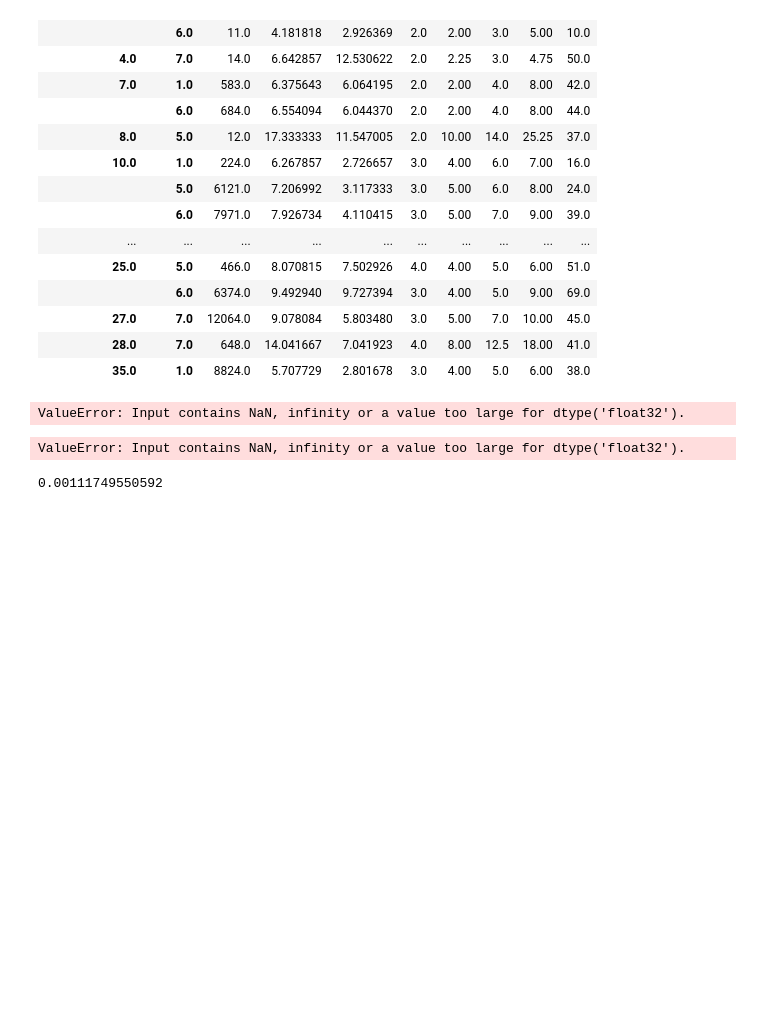
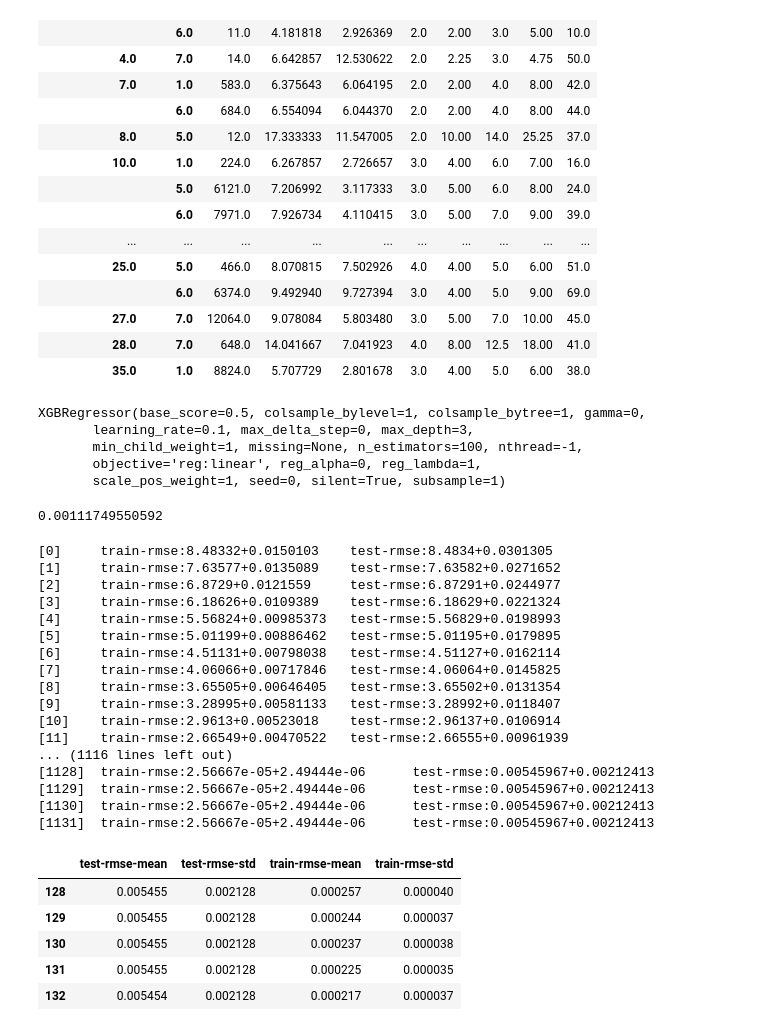
Before and after one commit to jmt7080/Forecasting_visitors, a Jupyter notebook: restaurant_notebook.ipynb, the cells around one changed output. Saved outputs shown, nothing was run; the diff lists cells and outputs as text; code cells hidden in the pictures; blank space fills up the shorter version.

```diff
--- a/restaurant_notebook.ipynb
+++ b/restaurant_notebook.ipynb
@@ -264,14 +264,14 @@ X_train, X_test, y_train, y_test = train_test_split(train_df2, train_df2['visito
 
 
 xgbR = XGBRegressor(learning_rate=0.1,
+                    n_estimators=132
                    objective='reg:linear')
 
 xgbR.fit(X_train, y_train)
 # %% [output]
-ValueError: Input contains NaN, infinity or a value too large for dtype('float32').
+XGBRegressor(base_score=0.5, colsample_bylevel=1, colsample_bytree=1, gamma=0,
+       learning_rate=0.1, max_delta_step=0, max_depth=3,
+       min_child_weight=1, missing=None, n_estimators=100, nthread=-1,
+       objective='reg:linear', reg_alpha=0, reg_lambda=1,
+       scale_pos_weight=1, seed=0, silent=True, subsample=1)
-# %%
-gbr = GradientBoostingRegressor(learning_rate=0.1)
-gbr.fit(X_train, y_train)
-# %% [output]
-ValueError: Input contains NaN, infinity or a value too large for dtype('float32').
 # %%
@@ -283,3 +280,43 @@ mse = rmsle(pred, y_test)
 print(mse)
 # %% [output]
 0.00111749550592
+# %%
+test-rmse-mean	test-rmse-std	train-rmse-mean	train-rmse-std
+128	0.005455	0.002128	0.000257	0.000040
+129	0.005455	0.002128	0.000244	0.000037
+130	0.005455	0.002128	0.000237	0.000038
+131	0.005455	0.002128	0.000225	0.000035
+132	0.005454	0.002128	0.000217	0.000037
+
+dmatrix = xgb.DMatrix(train_df2, train_df2['visitors'])
+
+xgb_params_cv = dict(eta=0.1,
+                  objective='reg:linear')
+
+best = xgb.cv(params = xgb_params_cv, dtrain=dmatrix, num_boost_round=10000, metrics='rmse', early_stopping_rounds=1000, verbose_eval=True)
+
+best.tail(5)
+# %% [output]
+[0]     train-rmse:8.48332+0.0150103    test-rmse:8.4834+0.0301305
+[1]     train-rmse:7.63577+0.0135089    test-rmse:7.63582+0.0271652
+[2]     train-rmse:6.8729+0.0121559     test-rmse:6.87291+0.0244977
+[3]     train-rmse:6.18626+0.0109389    test-rmse:6.18629+0.0221324
+[4]     train-rmse:5.56824+0.00985373   test-rmse:5.56829+0.0198993
+[5]     train-rmse:5.01199+0.00886462   test-rmse:5.01195+0.0179895
+[6]     train-rmse:4.51131+0.00798038   test-rmse:4.51127+0.0162114
+[7]     train-rmse:4.06066+0.00717846   test-rmse:4.06064+0.0145825
+[8]     train-rmse:3.65505+0.00646405   test-rmse:3.65502+0.0131354
+[9]     train-rmse:3.28995+0.00581133   test-rmse:3.28992+0.0118407
+[10]    train-rmse:2.9613+0.00523018    test-rmse:2.96137+0.0106914
+[11]    train-rmse:2.66549+0.00470522   test-rmse:2.66555+0.00961939
+... (1116 lines left out)
+[1128]  train-rmse:2.56667e-05+2.49444e-06      test-rmse:0.00545967+0.00212413
+[1129]  train-rmse:2.56667e-05+2.49444e-06      test-rmse:0.00545967+0.00212413
+[1130]  train-rmse:2.56667e-05+2.49444e-06      test-rmse:0.00545967+0.00212413
+[1131]  train-rmse:2.56667e-05+2.49444e-06      test-rmse:0.00545967+0.00212413
+|  | test-rmse-mean | test-rmse-std | train-rmse-mean | train-rmse-std |
+| 128 | 0.005455 | 0.002128 | 0.000257 | 0.000040 |
+| 129 | 0.005455 | 0.002128 | 0.000244 | 0.000037 |
+| 130 | 0.005455 | 0.002128 | 0.000237 | 0.000038 |
+| 131 | 0.005455 | 0.002128 | 0.000225 | 0.000035 |
+| 132 | 0.005454 | 0.002128 | 0.000217 | 0.000037 |
```
Also changed, not shown: parts of 5 cells of this notebook.
